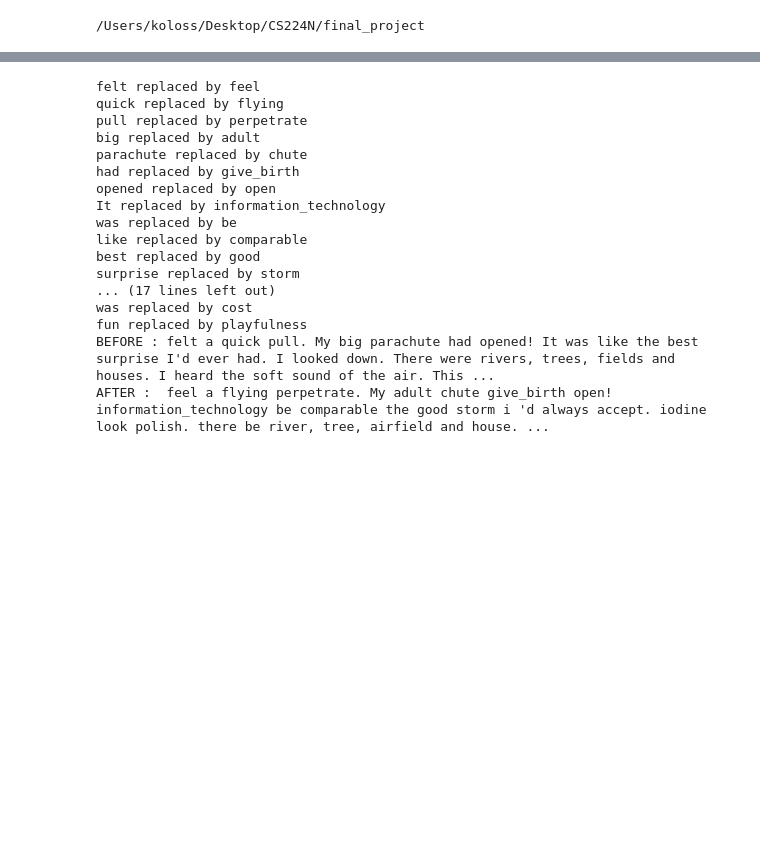
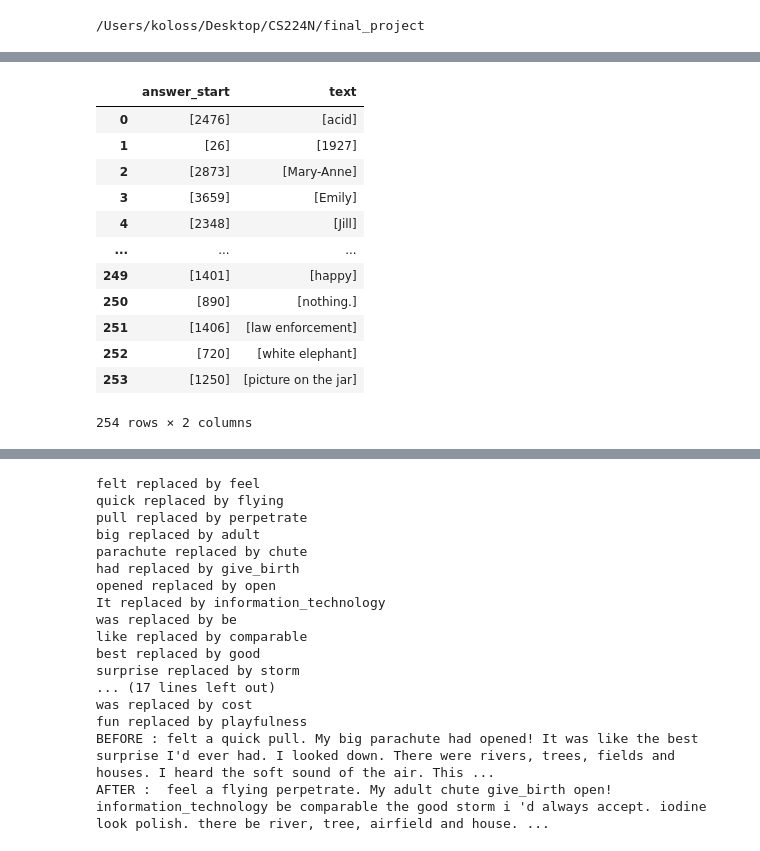
Before and after one commit to gkolosov/RobustQA, a Jupyter notebook: notebooks/data_augment_german.ipynb, the cells around one changed output, grey strips where cells are left out. Cells and saved outputs as stored; diff of their text form; code cells hidden in the pictures; blank space fills up the shorter version.

```diff
--- a/notebooks/data_augment_german.ipynb
+++ b/notebooks/data_augment_german.ipynb
@@ -31,0 +124,16 @@ df['final_answer'] = [A[B:C] for A, B, C in zip(df.context, df['start_char'], df
+# %%
+ df.answer.apply(pd.Series)
+# %% [output]
+|  | answer_start | text |
+| 0 | [2476] | [acid] |
+| 1 | [26] | [1927] |
+| 2 | [2873] | [Mary-Anne] |
+| 3 | [3659] | [Emily] |
+| 4 | [2348] | [Jill] |
+| ... | ... | ... |
+| 249 | [1401] | [happy] |
+| 250 | [890] | [nothing.] |
+| 251 | [1406] | [law enforcement] |
+| 252 | [720] | [white elephant] |
+| 253 | [1250] | [picture on the jar] |
+254 rows × 2 columns
```
Also changed, not shown: parts of 16 cells of this notebook, 3 other files.
